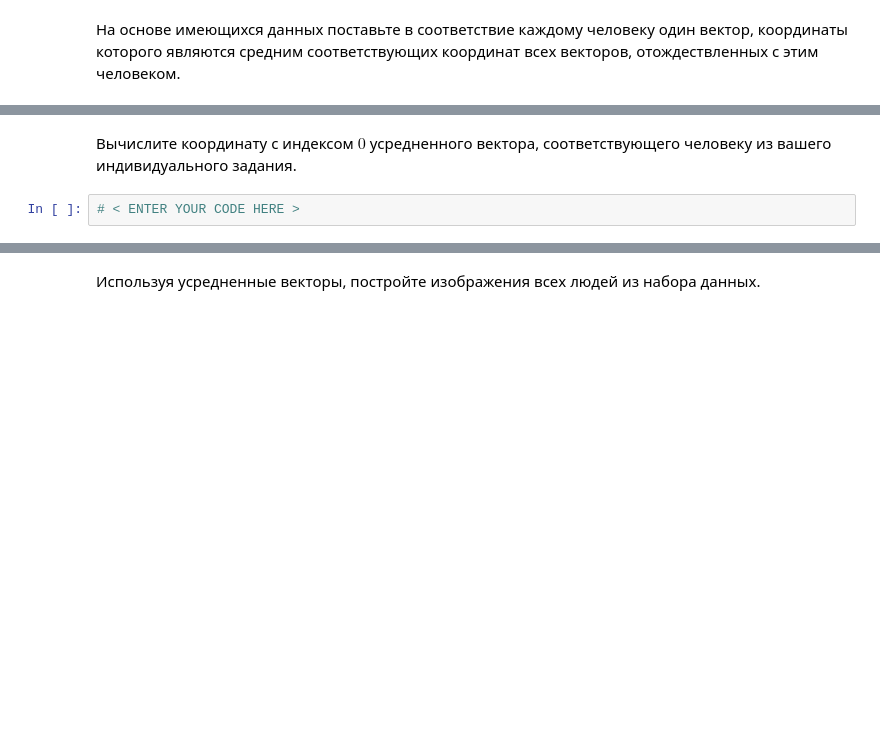
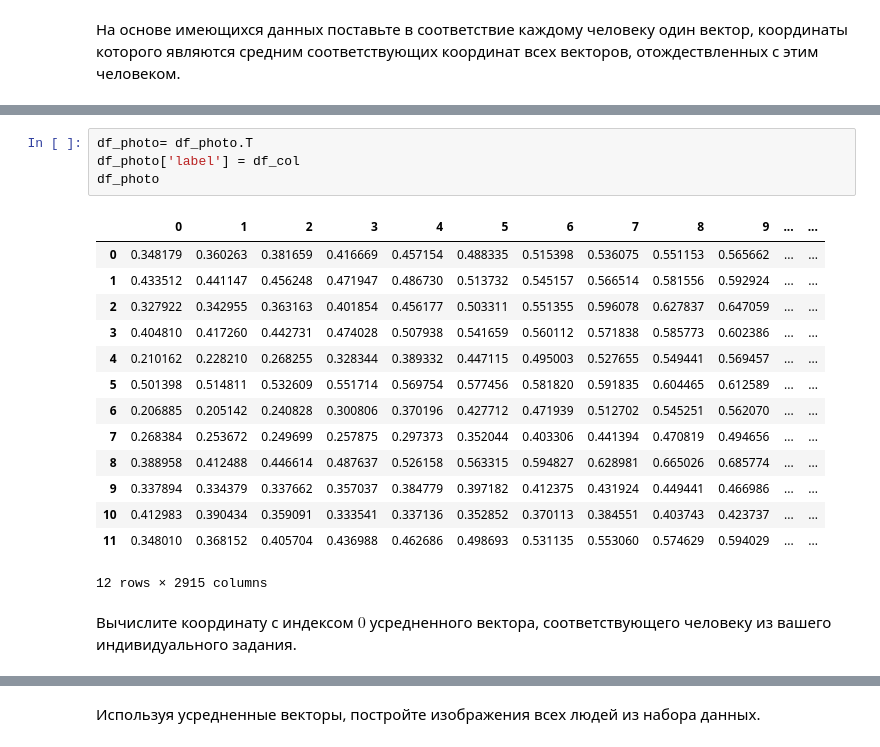
Before and after one commit to muzafarovdan/MyEducation, a Jupyter notebook: ML_OE/SVM.ipynb, the cells around one changed output, grey strips where cells are left out. Drawn from its saved outputs; the diff is of its cells as text; blank space fills up the shorter version.

```diff
--- a/ML_OE/SVM.ipynb
+++ b/ML_OE/SVM.ipynb
@@ -67,4 +119,21 @@ plt.axis('off')
+# %%
+df_photo= df_photo.T
+df_photo['label'] = df_col
+df_photo
+# %% [output]
+|  | 0 | 1 | 2 | 3 | 4 | 5 | 6 | 7 | 8 | 9 | ... | ... |
+| 0 | 0.348179 | 0.360263 | 0.381659 | 0.416669 | 0.457154 | 0.488335 | 0.515398 | 0.536075 | 0.551153 | 0.565662 | ... | ... |
+| 1 | 0.433512 | 0.441147 | 0.456248 | 0.471947 | 0.486730 | 0.513732 | 0.545157 | 0.566514 | 0.581556 | 0.592924 | ... | ... |
+| 2 | 0.327922 | 0.342955 | 0.363163 | 0.401854 | 0.456177 | 0.503311 | 0.551355 | 0.596078 | 0.627837 | 0.647059 | ... | ... |
+| 3 | 0.404810 | 0.417260 | 0.442731 | 0.474028 | 0.507938 | 0.541659 | 0.560112 | 0.571838 | 0.585773 | 0.602386 | ... | ... |
+| 4 | 0.210162 | 0.228210 | 0.268255 | 0.328344 | 0.389332 | 0.447115 | 0.495003 | 0.527655 | 0.549441 | 0.569457 | ... | ... |
+| 5 | 0.501398 | 0.514811 | 0.532609 | 0.551714 | 0.569754 | 0.577456 | 0.581820 | 0.591835 | 0.604465 | 0.612589 | ... | ... |
+| 6 | 0.206885 | 0.205142 | 0.240828 | 0.300806 | 0.370196 | 0.427712 | 0.471939 | 0.512702 | 0.545251 | 0.562070 | ... | ... |
+| 7 | 0.268384 | 0.253672 | 0.249699 | 0.257875 | 0.297373 | 0.352044 | 0.403306 | 0.441394 | 0.470819 | 0.494656 | ... | ... |
+| 8 | 0.388958 | 0.412488 | 0.446614 | 0.487637 | 0.526158 | 0.563315 | 0.594827 | 0.628981 | 0.665026 | 0.685774 | ... | ... |
+| 9 | 0.337894 | 0.334379 | 0.337662 | 0.357037 | 0.384779 | 0.397182 | 0.412375 | 0.431924 | 0.449441 | 0.466986 | ... | ... |
+| 10 | 0.412983 | 0.390434 | 0.359091 | 0.333541 | 0.337136 | 0.352852 | 0.370113 | 0.384551 | 0.403743 | 0.423737 | ... | ... |
+| 11 | 0.348010 | 0.368152 | 0.405704 | 0.436988 | 0.462686 | 0.498693 | 0.531135 | 0.553060 | 0.574629 | 0.594029 | ... | ... |
+12 rows × 2915 columns
 # %% [markdown]
 Вычислите координату с индексом $0$ усредненного вектора, соответствующего человеку из вашего индивидуального задания.
-# %%
-# < ENTER YOUR CODE HERE >
```
Also changed, not shown: parts of 42 cells of this notebook, 2 other files.
